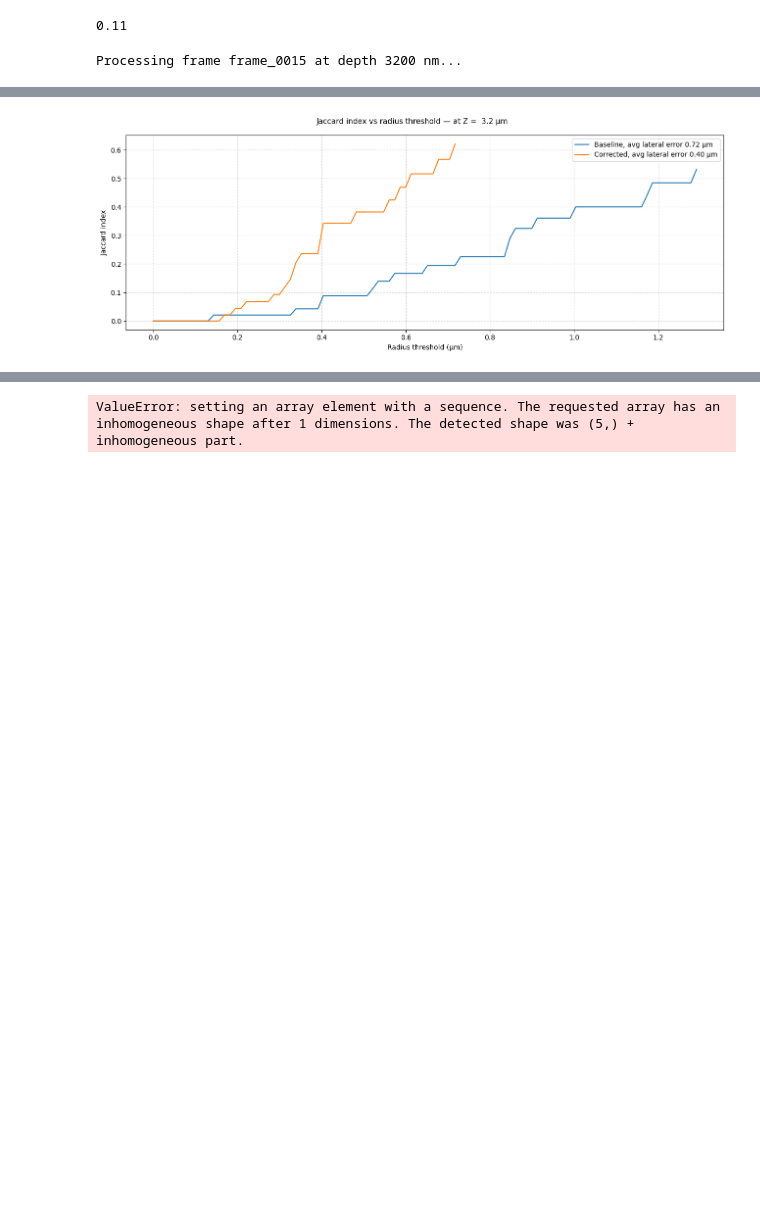
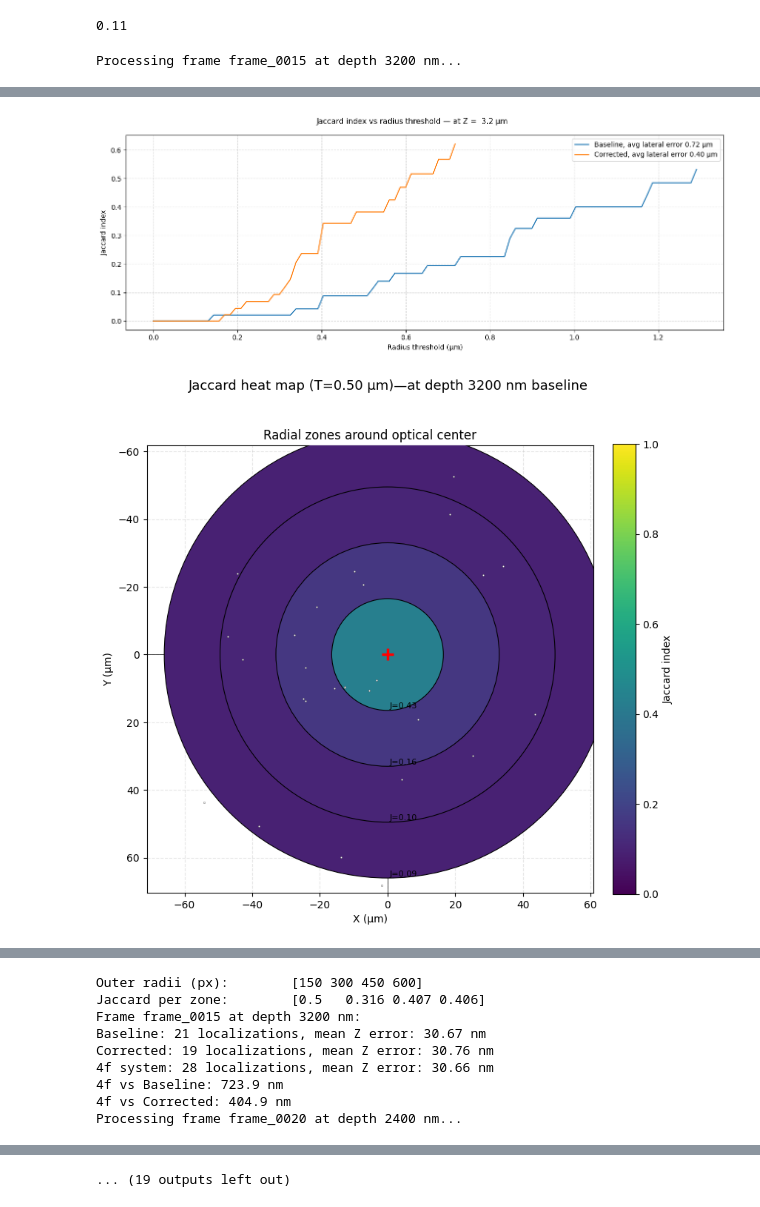
Before and after one commit to Omergottlieb33/AutoDS3D, a Jupyter notebook: notebooks/beads_bias_calculation.ipynb, the cells around one changed output, grey strips where cells are left out. Saved outputs shown, nothing was run; the diff lists cells and outputs as text; code cells hidden in the pictures; blank space fills up the shorter version.

Commit message:
updated jaccard as a function of radius

```diff
--- a/notebooks/beads_bias_calculation.ipynb
+++ b/notebooks/beads_bias_calculation.ipynb
@@ -283,17 +178,15 @@ def match_localizations_hungarian(
 # %%
-from scipy.spatial.distance import cdist
-from scipy.optimize import linear_sum_assignment
 
 def match_localizations_hungarian(locs_a, locs_b, max_distance=None):
     """Match two sets of localizations with the Hungarian algorithm and return mean distance.
 
     Args:
-        locs_a: (N, D) array of localizations in nm.
-        locs_b: (M, D) array of localizations in nm.
-        max_distance: optional distance cutoff (nm); matched pairs beyond this are excluded.
+        locs_a: (N, D) array of localizations
+        locs_b: (M, D) array of localizations
+        max_distance: optional distance cutoff; matched pairs beyond this are excluded.
 
     Returns:
-        mean_dist: mean Euclidean distance of matched pairs in nm.
+        mean_dist: mean Euclidean distance of matched pairs.
         dists: (K,) array of individual matched distances after filtering.
         row_ind: (K,) indices into locs_a for each matched pair.
         col_ind: (K,) indices into locs_b for each matched pair.
@@ -843,34 +611,37 @@ for frame_depth, frame in zip([3200, 2400,1600,800,0],['frame_0015', 'frame_0020
     fig_j.suptitle(f'Jaccard index vs radius threshold — at Z =  {frame_depth/1000} μm', fontsize=11)
     plt.tight_layout()
     plt.show()
 
     optical_center_pixels = (647, 561)
     RADIUS_BINS = np.array([150, 300, 450, 600])
+    THRESHOLD_UM = 0.5  # µm, fixed lateral matching threshold for the ring heatmap
     FOV_SIZE = (1200, 1200)
-    fig, opt_thresh, jac_curves, bin_radii = evaluate_jaccard_vs_radius2(
+    fig, jaccard_per_bin, bin_radii = evaluate_jaccard_vs_radius(
         xyzps_4f_pixels, xyzps_baseline_pixels, optical_center_pixels, RADIUS_BINS,
+        threshold_um=THRESHOLD_UM,
         fov_size=FOV_SIZE,
         title=f'at depth {frame_depth} nm baseline',
         )
 
-    fig, opt_thresh, jac_curves, bin_radii = evaluate_jaccard_vs_radius2(
+    fig, jaccard_per_bin, bin_radii = evaluate_jaccard_vs_radius(
         xyzps_4f_pixels, xyzps_corrected_pixels, optical_center_pixels, RADIUS_BINS,
+        threshold_um=THRESHOLD_UM,
         fov_size=FOV_SIZE,
         title=f'at depth {frame_depth} nm corrected',
         )
     print('Outer radii (px):       ', bin_radii)
-    print('Optimal thresholds (px):', opt_thresh.round(1))
-    print('Max Jaccard per zone:   ', np.max(jac_curves, axis=1).round(3))
+    print('Jaccard per zone:       ', jaccard_per_bin.round(3))
 
 
     print(f"Frame {frame} at depth {frame_depth} nm:")
     print(f"Baseline: {len(xyzps_baseline)} localizations, mean Z error: {z_errors_baseline:.2f} nm")
     print(f"Corrected: {len(xyzps)} localizations, mean Z error: {z_errors_corrected:.2f} nm")
     print(f"4f system: {len(xyzps_4f)} localizations, mean Z error: {np.mean(np.abs(xyzps_4f[:, 2] - frame_depth)):.2f} nm")
     print(f"4f vs Baseline: {avg_distance_4f_baseline*(ps_xy*1000):.1f} nm")
     print(f"4f vs Corrected: {avg_distance_4f_corrected*(ps_xy*1000):.1f} nm")
 # %% [output]
 Processing frame frame_0015 at depth 3200 nm...
 [figure]
 [figure]
 [figure]
+[figure, added]
@@ -876,0 +649,9 @@ Processing frame frame_0015 at depth 3200 nm...
+Outer radii (px):        [150 300 450 600]
+Jaccard per zone:        [0.5   0.316 0.407 0.406]
+Frame frame_0015 at depth 3200 nm:
+Baseline: 21 localizations, mean Z error: 30.67 nm
+Corrected: 19 localizations, mean Z error: 30.76 nm
+4f system: 28 localizations, mean Z error: 30.66 nm
+4f vs Baseline: 723.9 nm
+4f vs Corrected: 404.9 nm
+Processing frame frame_0020 at depth 2400 nm...
@@ -877,27 +663,4 @@ Processing frame frame_0015 at depth 3200 nm...
+... (19 outputs left out)
-# %%
-ji_baseline_all_z_planes = np.array(ji_baseline_all_z_planes)
-ji_corrected_all_z_planes = np.array(ji_corrected_all_z_planes)
-
-ji_baseline_all_z_planes = np.sort(ji_baseline_all_z_planes)
-ji_corrected_all_z_planes = np.sort(ji_corrected_all_z_planes)
-
-ji_baseline_all_z_planes = np.unique(ji_baseline_all_z_planes)
-ji_corrected_all_z_planes = np.unique(ji_corrected_all_z_planes)
-
-max_radius = max(np.max(radi_baseline_all_z_planes), np.max(radi_corrected_all_z_planes))
-
-fig,ax = plt.subplots(figsize=(10, 5))
-ax.plot(np.linspace(0,np.max(radi_baseline_all_z_planes), len(ji_baseline_all_z_planes)), ji_baseline_all_z_planes, label='Baseline', color='tab:blue')
-ax.plot(np.linspace(0,np.max(radi_corrected_all_z_planes), len(ji_corrected_all_z_planes)), ji_corrected_all_z_planes, label='Corrected', color='tab:orange')
-ax.set_xlabel('radius threshold (μm)')
-ax.set_ylabel('Jaccard index')
-ax.set_title('Average Jaccard index across Z planes')
-ax.legend()
-ax.grid(True, linestyle='--', alpha=0.5)
-plt.tight_layout()
-plt.show()
-# %% [output]
-ValueError: setting an array element with a sequence. The requested array has an inhomogeneous shape after 1 dimensions. The detected shape was (5,) + inhomogeneous part.
 # %%
 df_orig_all = pd.DataFrame()
 df_corrected_all = pd.DataFrame()
```
Also changed, not shown: parts of 11 cells of this notebook.
